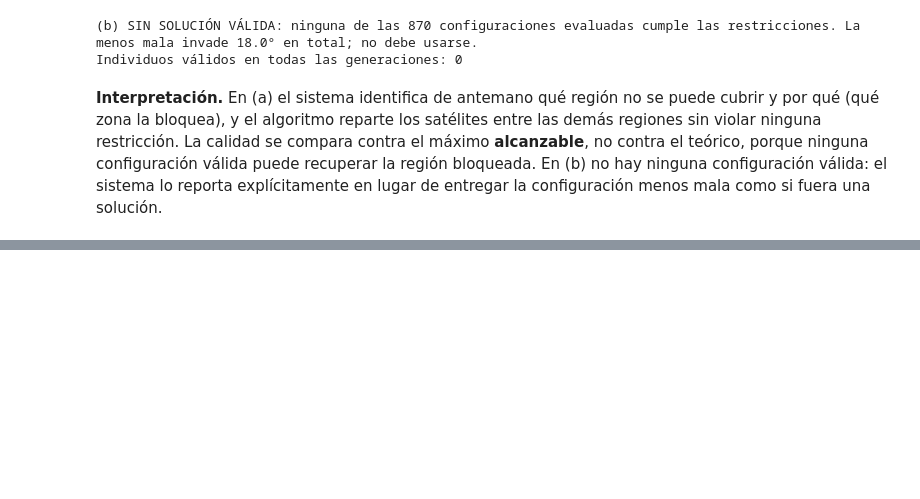
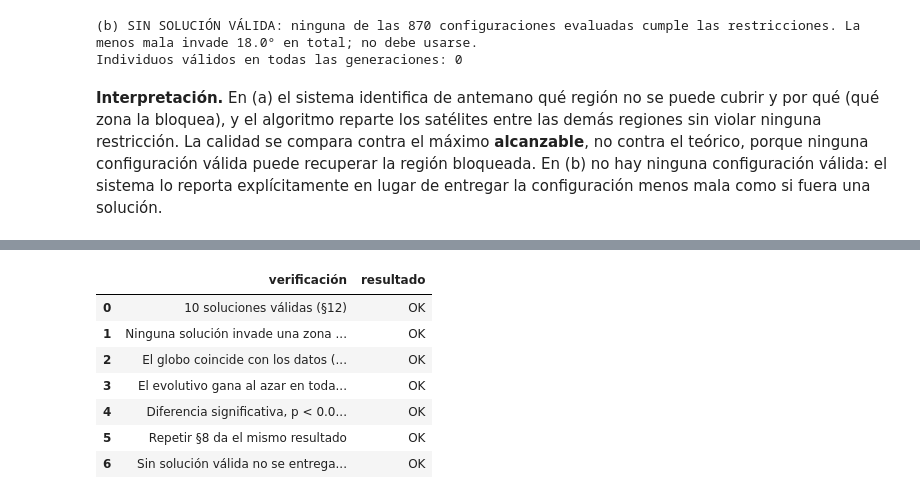
Before and after one commit to AlexRecaman/astroshield, a Jupyter notebook: astroshield.ipynb, the cells around one changed output, grey strips where cells are left out. Cells and saved outputs as stored; diff of their text form; code cells hidden in the pictures; blank space fills up the shorter version.

```diff
--- a/astroshield.ipynb
+++ b/astroshield.ipynb
@@ -1062,0 +2124,22 @@ Individuos válidos en todas las generaciones: 0
+# %%
+repeticion = evolucionar_con_restricciones(esc_base, ParametrosGA(semilla=42))
+verificaciones = [
+    ("10 soluciones válidas (§12)", bool((tabla_semillas["violación"] == 0).all())),
+    ("Ninguna solución invade una zona (§10)", not detalle_restricciones(config_e2, esc_base)["invadida"].any()),
+    ("El globo coincide con los datos (§11)", len(filas_chk) == 2 * len(VISTAS_GLOBO)),
+    ("El evolutivo gana al azar en todas las semillas (§13)", gana_ga == len(SEMILLAS)),
+    ("Diferencia significativa, p < 0.01 (§13)", bool(prueba_u.pvalue < 0.01)),
+    ("Repetir §8 da el mismo resultado", bool(np.allclose(repeticion["mejor"]["config"], res_etapa2["mejor"]["config"]))),
+    ("Sin solución válida no se entrega una inválida (§10 b)", res_imposible["mejor"]["eval"]["violacion"] > 0),
+]
+pd.DataFrame(verificaciones, columns=["verificación", "resultado"]).assign(
+    resultado=lambda t: t["resultado"].map({True: "OK", False: "FALLA"}))
+# %% [output]
+|  | verificación | resultado |
+| 0 | 10 soluciones válidas (§12) | OK |
+| 1 | Ninguna solución invade una zona ... | OK |
+| 2 | El globo coincide con los datos (... | OK |
+| 3 | El evolutivo gana al azar en toda... | OK |
+| 4 | Diferencia significativa, p < 0.0... | OK |
+| 5 | Repetir §8 da el mismo resultado | OK |
+| 6 | Sin solución válida no se entrega... | OK |
```
Also changed, not shown: parts of 24 cells of this notebook.
